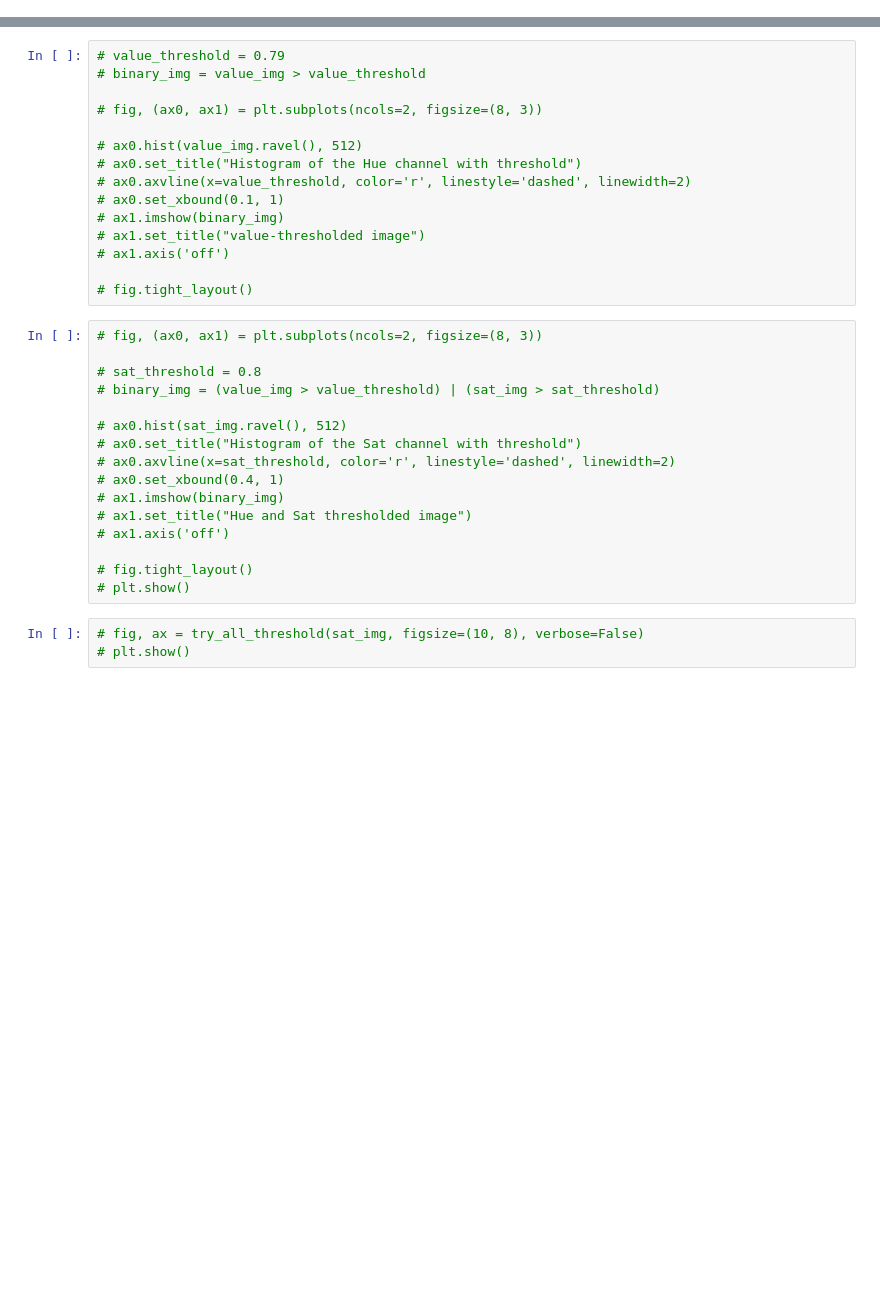
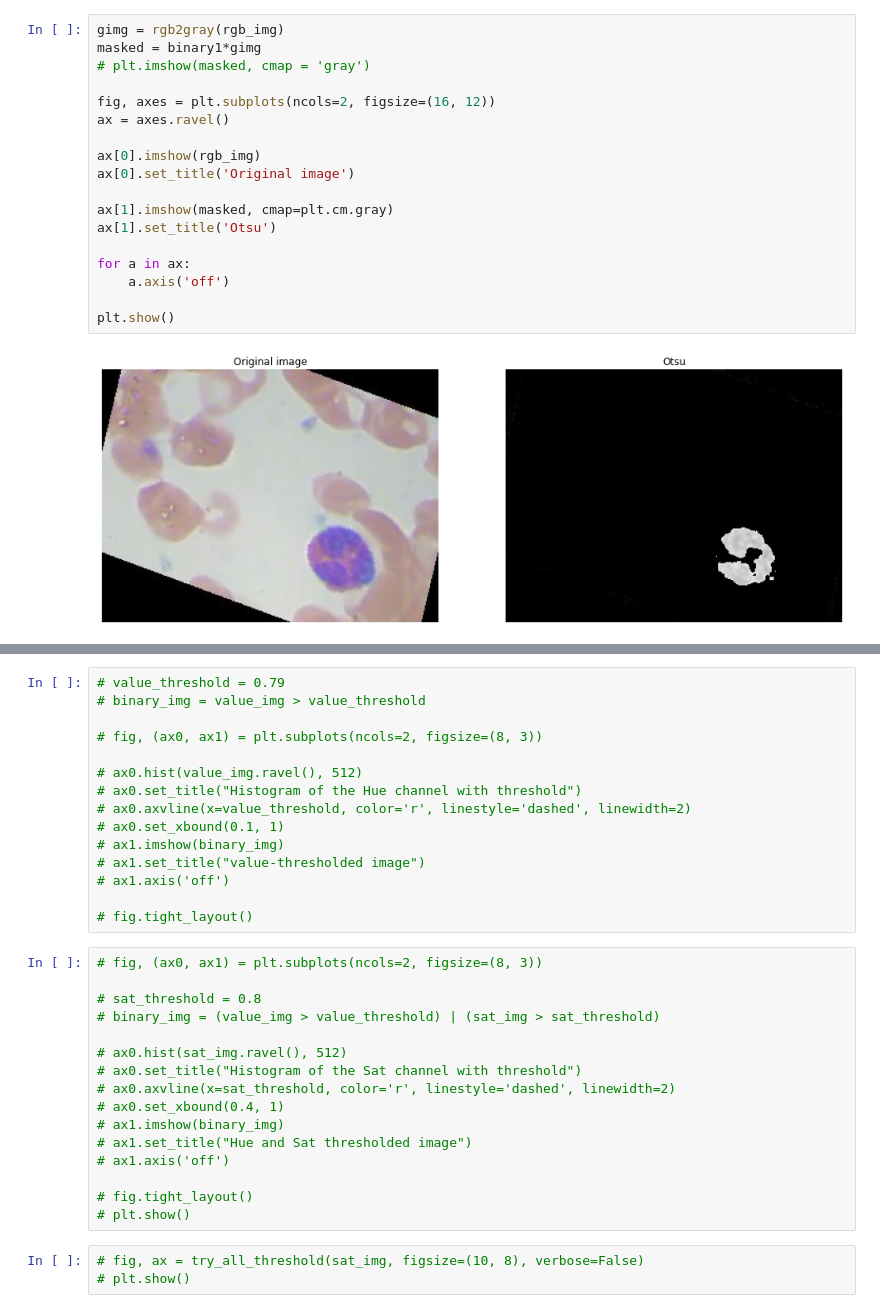
Before and after one commit to ShashankSaumya123/WBC-Classification, a Jupyter notebook: Code and Data/Nucleus Segmentation.ipynb, the cells around one changed output, grey strips where cells are left out. Cells and saved outputs as stored; diff of their text form; blank space fills up the shorter version.

```diff
--- a/Code and Data/Nucleus Segmentation.ipynb
+++ b/Code and Data/Nucleus Segmentation.ipynb
@@ -66,0 +69,20 @@ plt.show()
+# %%
+gimg = rgb2gray(rgb_img)
+masked = binary1*gimg
+# plt.imshow(masked, cmap = 'gray')
+
+fig, axes = plt.subplots(ncols=2, figsize=(16, 12))
+ax = axes.ravel()
+
+ax[0].imshow(rgb_img)
+ax[0].set_title('Original image')
+
+ax[1].imshow(masked, cmap=plt.cm.gray)
+ax[1].set_title('Otsu')
+
+for a in ax:
+    a.axis('off')
+
+plt.show()
+# %% [output]
+[figure, added]
```
Also changed, not shown: parts of 4 cells of this notebook, 1 other file.
